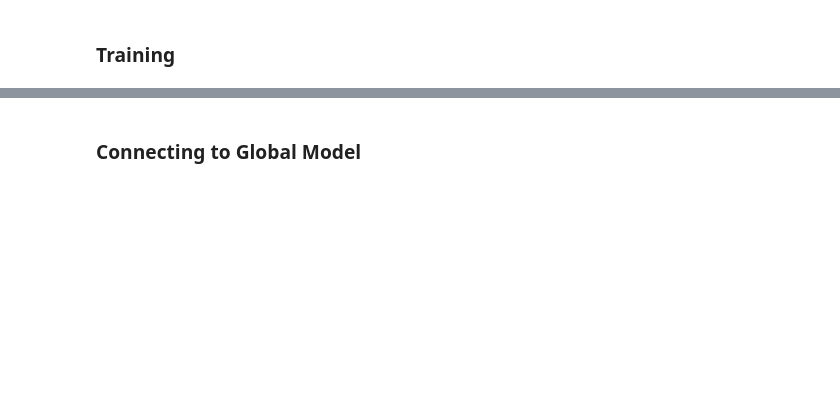
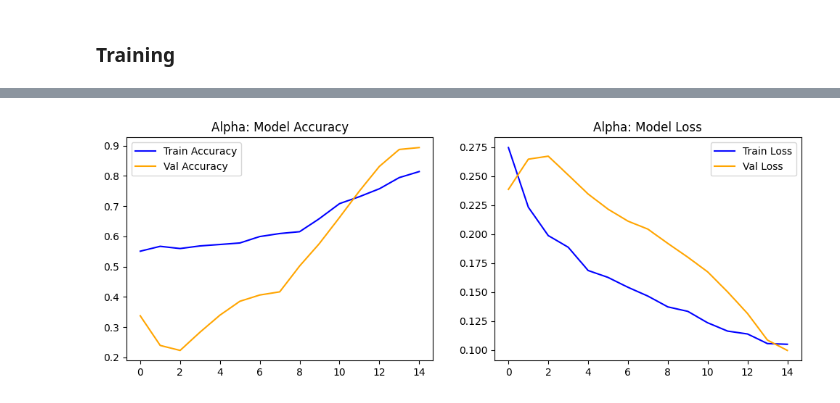
Before and after one commit to AtharvaKulkarni07/Multimodal-FL-Leukemia-Diagnosis, a Jupyter notebook: ipynb/Multimodal_Leukemia_Diagnosis_Local_Model_A.ipynb, the cells around one changed output, grey strips where cells are left out. Cells and saved outputs as stored; diff of their text form; code cells hidden in the pictures; blank space fills up the shorter version.

```diff
--- a/ipynb/Multimodal_Leukemia_Diagnosis_Local_Model_A.ipynb
+++ b/ipynb/Multimodal_Leukemia_Diagnosis_Local_Model_A.ipynb
@@ -152,7 +193,7 @@ print(f"split done: {len(train_df)} Train, {len(val_df)} Val, {len(test_df)} Tes
 # %% [markdown]
 ### Data Agumentation
 # %%
-aug = ImageDataGenerator(
+aug_alpha = ImageDataGenerator(
     rotation_range=15,
     zoom_range=0.1,
     horizontal_flip=True,
@@ -197,9 +237,9 @@ class LeukemiaDataGenerator(tf.keras.utils.Sequence):
 
         return (X_img, X_tab), y
 # %%
-train_gen = LeukemiaDataGenerator(train_df, batch_size=32, is_training=True,  mixup_alpha=0.2)
-val_gen   = LeukemiaDataGenerator(val_df,   batch_size=32, is_training=False, shuffle=False)
-test_gen  = LeukemiaDataGenerator(test_df,  batch_size=32, is_training=False, shuffle=False)
+alpha_train_gen = LeukemiaDataGeneratorAlpha(train_df_balanced, batch_size=32, is_training=True)
+alpha_val_gen   = LeukemiaDataGeneratorAlpha(val_df_alpha,   batch_size=32, is_training=False, shuffle=False)
+alpha_test_gen  = LeukemiaDataGeneratorAlpha(test_df_alpha,  batch_size=32, is_training=False, shuffle=False)
 # %% [markdown]
 ### THE DUAL-INPUT ARCHITECTURE
 # %%
@@ -250,0 +291,3 @@ local_model.summary()
+# %%
+local_model_alpha = build_model_alpha()
+local_model_alpha.summary()
@@ -297,9 +367,10 @@ callbacks = [
 ]
 # %%
-history = local_model.fit(
-    train_gen,
-    validation_data=val_gen,
-    epochs=30,
-    callbacks=callbacks,
+history_alpha = local_model_alpha.fit(
+    alpha_train_gen,
+    validation_data=alpha_val_gen,
+    epochs=15,
+    callbacks=callbacks_alpha,
+    class_weight=class_weight_dict_alpha,
     verbose=1
 )
@@ -306,25 +395,16 @@ history = local_model.fit(
 # %%
 plt.figure(figsize=(12, 4))
-
 plt.subplot(1, 2, 1)
-plt.plot(history.history['accuracy'],     label='Train Accuracy', color='blue')
-plt.plot(history.history['val_accuracy'], label='Validation Accuracy', color='orange')
-plt.title('Multimodal Model Accuracy')
-plt.xlabel('Epochs')
-plt.ylabel('Accuracy')
+plt.plot(history_alpha.history['accuracy'], label='Train Accuracy', color='blue')
+plt.plot(history_alpha.history['val_accuracy'], label='Val Accuracy', color='orange')
+plt.title('Alpha: Model Accuracy')
 plt.legend()
-plt.grid(True, linestyle='--', alpha=0.6)
 
 plt.subplot(1, 2, 2)
-plt.plot(history.history['loss'],     label='Train Loss', color='blue')
-plt.plot(history.history['val_loss'], label='Validation Loss', color='orange')
-plt.title('Multimodal Model Loss')
-plt.xlabel('Epochs')
-plt.ylabel('Loss')
+plt.plot(history_alpha.history['loss'], label='Train Loss', color='blue')
+plt.plot(history_alpha.history['val_loss'], label='Val Loss', color='orange')
+plt.title('Alpha: Model Loss')
 plt.legend()
-plt.grid(True, linestyle='--', alpha=0.6)
-
-plt.tight_layout()
 plt.show()
-
-print("Local architecture verified! The Data Generator and Model are perfectly synced.")
+# %% [output]
+[figure, added]
@@ -364,2 +410,0 @@ evaluate_on_test(local_model, test_df)
-# %% [markdown]
-### Connecting to Global Model
```
Also changed, not shown: parts of 31 cells of this notebook, 1 other file.
